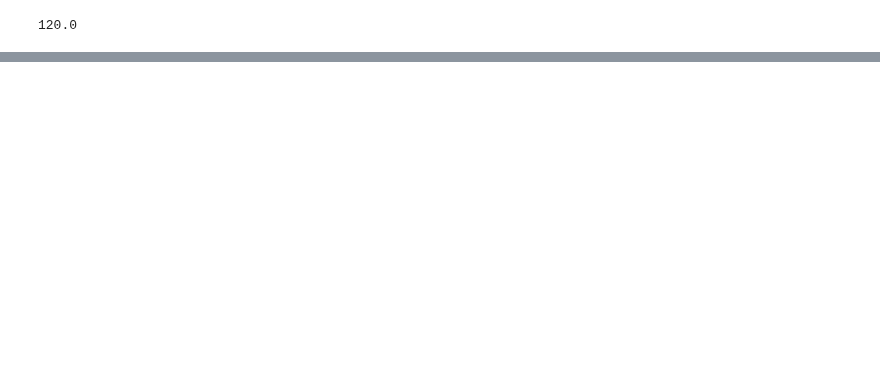
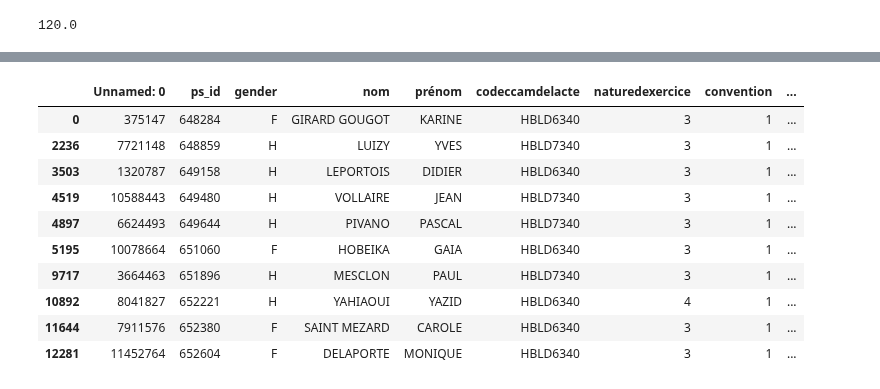
Before and after one commit to cyrilvincent/skema, a Jupyter notebook: depassement/depassement_dentiste.ipynb, the cells around one changed output, grey strips where cells are left out. Saved outputs shown, nothing was run; the diff lists cells and outputs as text; code cells hidden in the pictures; blank space fills up the shorter version.

```diff
--- a/depassement/depassement_dentiste.ipynb
+++ b/depassement/depassement_dentiste.ipynb
@@ -612,4 +608,5 @@ df['PrixMoyenS2'].unique()
 # %%
-# df['Prix'] = df.groupby('dep')['PrixMoyen'].transform('mean')
-df['depmoyen'] = ((df['PrixMoyen'] - tarif_s1) / tarif_s1) * 100  # * 100.roound(5)
-df["depmoyen"].unique()
+df['depmoyen'] = ((df['PrixMoyen'] - tarif_s1) / tarif_s1) * 100
+df['depmoyen2'] = ((df['PrixMoyen2'] - tarif_s1) / tarif_s1) * 100
+df['depmoyen3'] = ((df['PrixMoyen3'] - tarif_s1) / tarif_s1) * 100
+df.head(10)
@@ -631,9 +642,17 @@ df
 # %%
-df = df.sort_values(by="dep", ascending=False)
+df = df.sort_values(by=['dep', 'depmoyen'], ascending=[True, False])
 df = df.drop_duplicates(subset=['dep'])
-df['depmoyen'] = df['depmoyen'].fillna(0)
-pd.set_option('display.max_rows', 20)
-df = df.sort_values(by="dep")
-df['depmoyen'].unique()
-#df.head(20)
+df.head(10)
+# %% [output]
+|  | Unnamed: 0 | ps_id | gender | nom | prénom | codeccamdelacte | naturedexercice | convention | ... |
+| 0 | 375147 | 648284 | F | GIRARD GOUGOT | KARINE | HBLD6340 | 3 | 1 | ... |
+| 2236 | 7721148 | 648859 | H | LUIZY | YVES | HBLD7340 | 3 | 1 | ... |
+| 3503 | 1320787 | 649158 | H | LEPORTOIS | DIDIER | HBLD6340 | 3 | 1 | ... |
+| 4519 | 10588443 | 649480 | H | VOLLAIRE | JEAN | HBLD7340 | 3 | 1 | ... |
+| 4897 | 6624493 | 649644 | H | PIVANO | PASCAL | HBLD7340 | 3 | 1 | ... |
+| 5195 | 10078664 | 651060 | F | HOBEIKA | GAIA | HBLD6340 | 3 | 1 | ... |
+| 9717 | 3664463 | 651896 | H | MESCLON | PAUL | HBLD7340 | 3 | 1 | ... |
+| 10892 | 8041827 | 652221 | H | YAHIAOUI | YAZID | HBLD6340 | 4 | 1 | ... |
+| 11644 | 7911576 | 652380 | F | SAINT MEZARD | CAROLE | HBLD6340 | 3 | 1 | ... |
+| 12281 | 11452764 | 652604 | F | DELAPORTE | MONIQUE | HBLD6340 | 3 | 1 | ... |
 # %%
```
Also changed, not shown: parts of 22 cells of this notebook, 5 other files.
